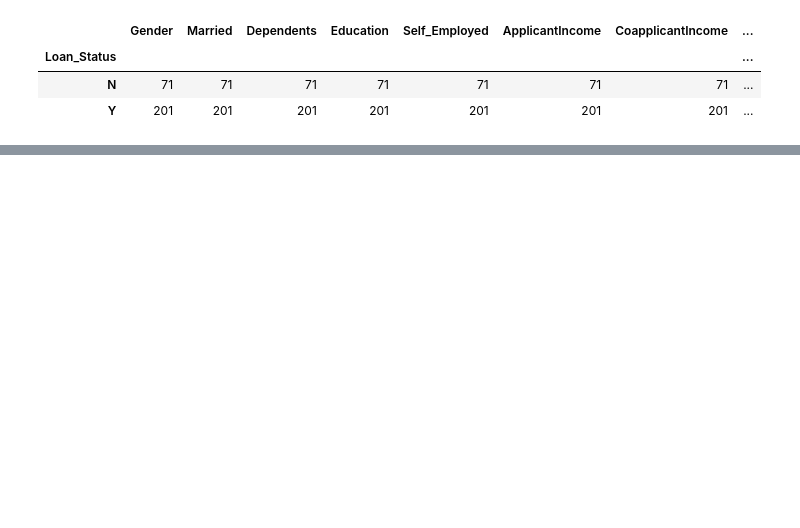
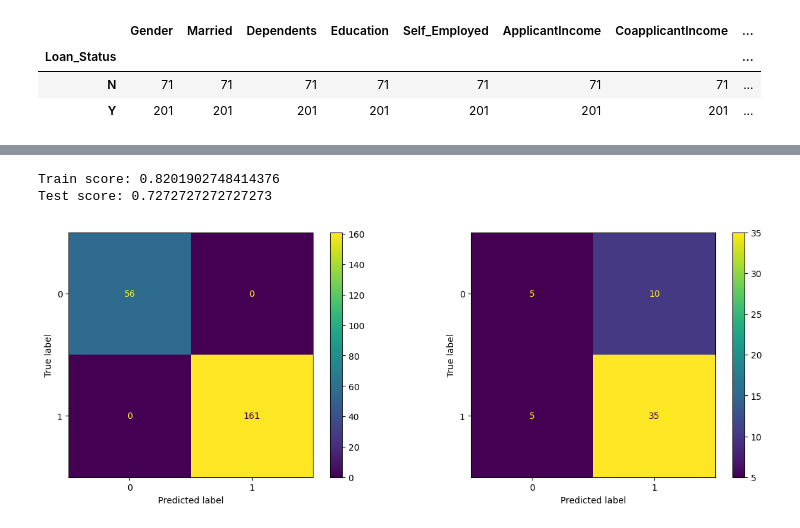
Before and after one commit to Shamsco/Loan-Approval, a Jupyter notebook: Loan Rejection.ipynb, the cells around one changed output, grey strips where cells are left out. Cells and saved outputs as stored; diff of their text form; code cells hidden in the pictures; blank space fills up the shorter version.

```diff
--- a/Loan Rejection.ipynb
+++ b/Loan Rejection.ipynb
@@ -342,0 +244,8 @@ for key, value in result_dict_matrix.items():
+# %%
+from sklearn.tree import DecisionTreeClassifier
+decision_tree = DecisionTreeClassifier(random_state = 42)
+plot_results(model=decision_tree, X_train=X_train, y_train=y_train, X_test=X_test, y_test=y_test)
+# %% [output]
+Train score: 0.8201902748414376
+Test score: 0.7272727272727273
+[figure, added]
```
Also changed, not shown: parts of 23 cells of this notebook.
